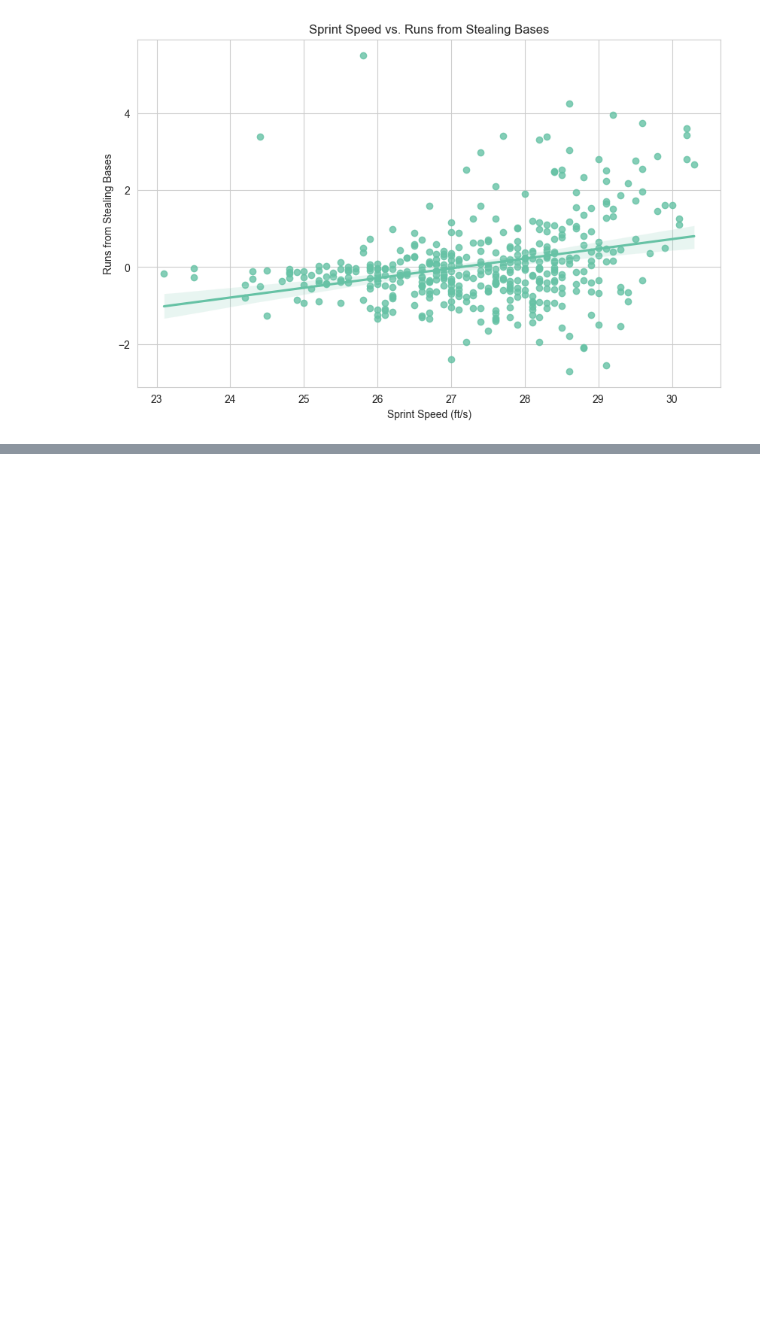
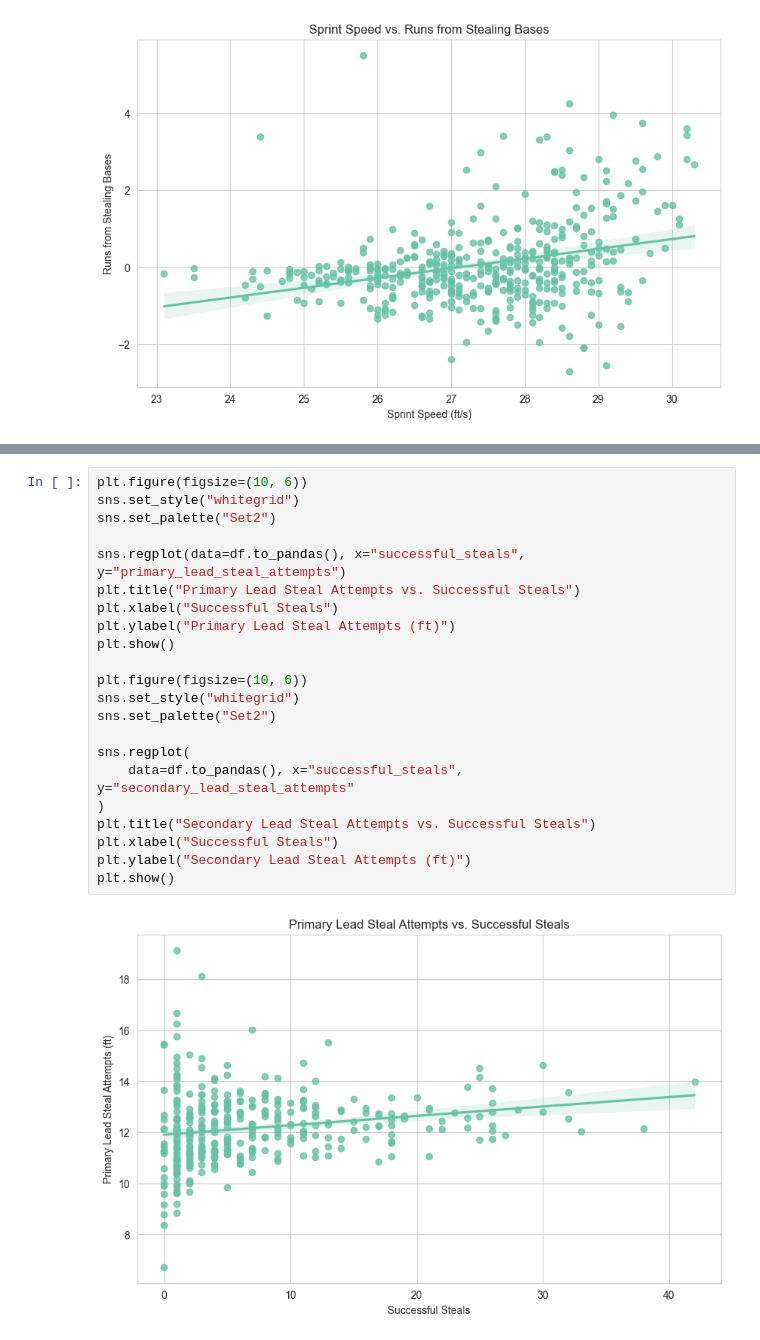
Before and after one commit to nico671/Data-Analysis, a Jupyter notebook: baserunning/basestealing_exploration.ipynb, the cells around one changed output, grey strips where cells are left out. Cells and saved outputs as stored; diff of their text form; blank space fills up the shorter version.

```diff
--- a/baserunning/basestealing_exploration.ipynb
+++ b/baserunning/basestealing_exploration.ipynb
@@ -209,0 +216,24 @@ plt.show()
+# %%
+plt.figure(figsize=(10, 6))
+sns.set_style("whitegrid")
+sns.set_palette("Set2")
+
+sns.regplot(data=df.to_pandas(), x="successful_steals", y="primary_lead_steal_attempts")
+plt.title("Primary Lead Steal Attempts vs. Successful Steals")
+plt.xlabel("Successful Steals")
+plt.ylabel("Primary Lead Steal Attempts (ft)")
+plt.show()
+
+plt.figure(figsize=(10, 6))
+sns.set_style("whitegrid")
+sns.set_palette("Set2")
+
+sns.regplot(
+    data=df.to_pandas(), x="successful_steals", y="secondary_lead_steal_attempts"
+)
+plt.title("Secondary Lead Steal Attempts vs. Successful Steals")
+plt.xlabel("Successful Steals")
+plt.ylabel("Secondary Lead Steal Attempts (ft)")
+plt.show()
+# %% [output]
+[figure, added]
```
Also changed, not shown: parts of 6 cells of this notebook, 8 other files.
